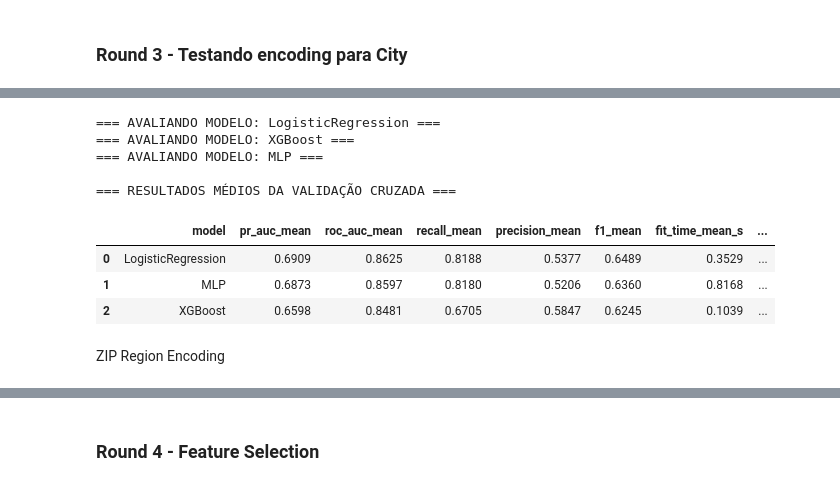
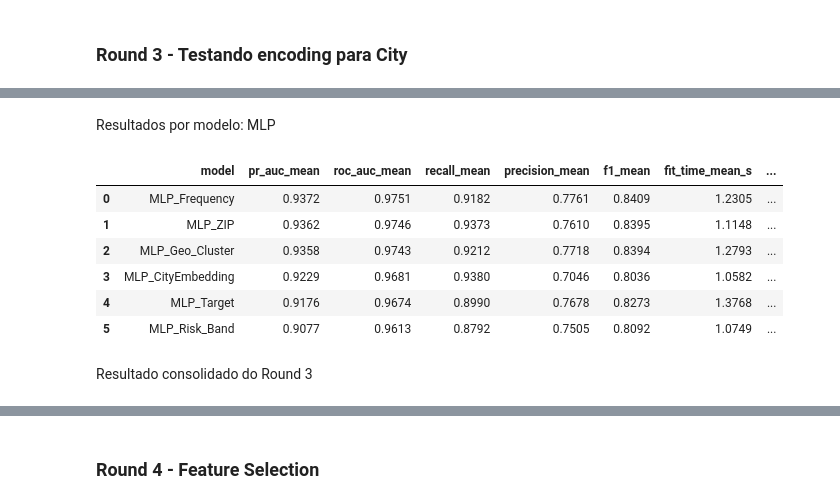
Before and after one commit to devjaynemorais/mle-f1-tech-challenge, a Jupyter notebook: notebooks/02_experimentation.ipynb, the cells around one changed output, grey strips where cells are left out. Cells and saved outputs as stored; diff of their text form; code cells hidden in the pictures.

```diff
--- a/notebooks/02_experimentation.ipynb
+++ b/notebooks/02_experimentation.ipynb
@@ -869,6 +852,6 @@ Definindo as mesmas features para todos as estratégias de encoding
 # %%
 round3_fe_params = dict(
-    drop_churn_score=True,
+    drop_churn_score=False,
     add_engagement_score=True,
     add_tenure_group=True,
     add_tenure_log=True,
@@ -1149,53 +984,15 @@ models = {
+# %% [markdown]
+Resultados por modelo: MLP
 # %%
-metrics = ["pr_auc", "roc_auc", "recall", "precision", "f1"]
-rows = []
-fold_results = {}
-
-for model_name, estimator in models.items():
-    print(f"=== AVALIANDO MODELO: {model_name} ===")
-
-    cv_res = cross_validate(
-        estimator=estimator,
-        X=X_train_val,
-        y=y_train_val,
-        cv=cv,
-        scoring=scoring,
-        n_jobs=1,
-        return_train_score=False,
-    )
-
-    fold_results[model_name] = pd.DataFrame({
-        "fold": np.arange(1, len(cv_res["fit_time"]) + 1),
-        **{metric: cv_res[f"test_{metric}"] for metric in metrics},
-        "fit_time_s": cv_res["fit_time"],
-        "score_time_s": cv_res["score_time"],
-    })
-
-    rows.append({
-        "model": model_name,
-        **{f"{metric}_mean": cv_res[f"test_{metric}"].mean() for metric in metrics},
-        "fit_time_mean_s": cv_res["fit_time"].mean(),
-        "score_time_mean_s": cv_res["score_time"].mean(),
-    })
-
-results_cv = (
-    pd.DataFrame(rows)
-    .sort_values("pr_auc_mean", ascending=False)
-    .reset_index(drop=True)
-)
-
-print("\n=== RESULTADOS MÉDIOS DA VALIDAÇÃO CRUZADA ===")
-display(results_cv.round(4))
+display(round3_results_by_model["MLP"].round(4))
 # %% [output]
-=== AVALIANDO MODELO: LogisticRegression ===
-=== AVALIANDO MODELO: XGBoost ===
-=== AVALIANDO MODELO: MLP ===
-
-=== RESULTADOS MÉDIOS DA VALIDAÇÃO CRUZADA ===
 |  | model | pr_auc_mean | roc_auc_mean | recall_mean | precision_mean | f1_mean | fit_time_mean_s | ... |
-| 0 | LogisticRegression | 0.6909 | 0.8625 | 0.8188 | 0.5377 | 0.6489 | 0.3529 | ... |
-| 1 | MLP | 0.6873 | 0.8597 | 0.8180 | 0.5206 | 0.6360 | 0.8168 | ... |
-| 2 | XGBoost | 0.6598 | 0.8481 | 0.6705 | 0.5847 | 0.6245 | 0.1039 | ... |
+| 0 | MLP_Frequency | 0.9372 | 0.9751 | 0.9182 | 0.7761 | 0.8409 | 1.2305 | ... |
+| 1 | MLP_ZIP | 0.9362 | 0.9746 | 0.9373 | 0.7610 | 0.8395 | 1.1148 | ... |
+| 2 | MLP_Geo_Cluster | 0.9358 | 0.9743 | 0.9212 | 0.7718 | 0.8394 | 1.2793 | ... |
+| 3 | MLP_CityEmbedding | 0.9229 | 0.9681 | 0.9380 | 0.7046 | 0.8036 | 1.0582 | ... |
+| 4 | MLP_Target | 0.9176 | 0.9674 | 0.8990 | 0.7678 | 0.8273 | 1.3768 | ... |
+| 5 | MLP_Risk_Band | 0.9077 | 0.9613 | 0.8792 | 0.7505 | 0.8092 | 1.0749 | ... |
 # %% [markdown]
-ZIP Region Encoding
+Resultado consolidado do Round 3
 # %%
```
Also changed, not shown: parts of 50 cells of this notebook, 1 other file.
